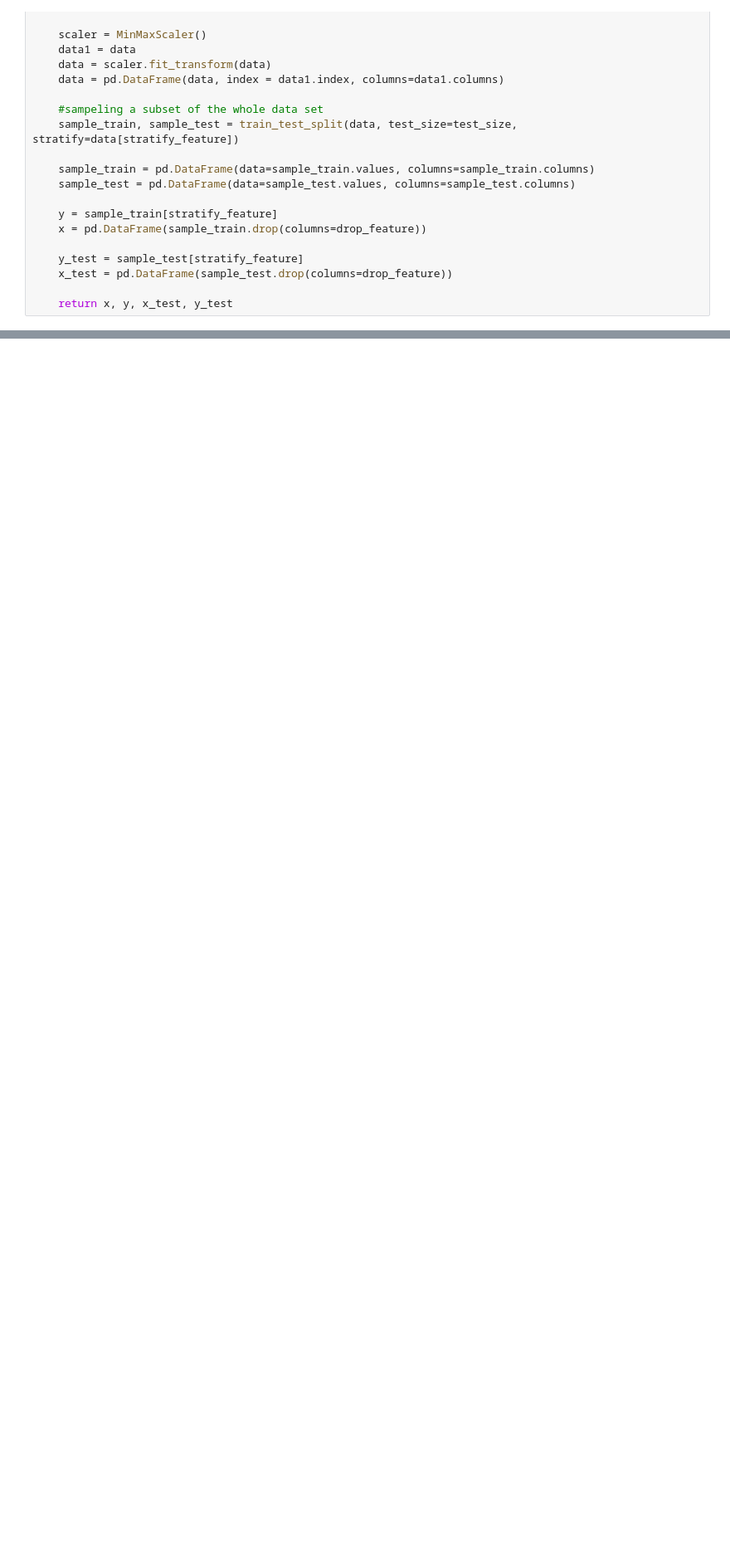
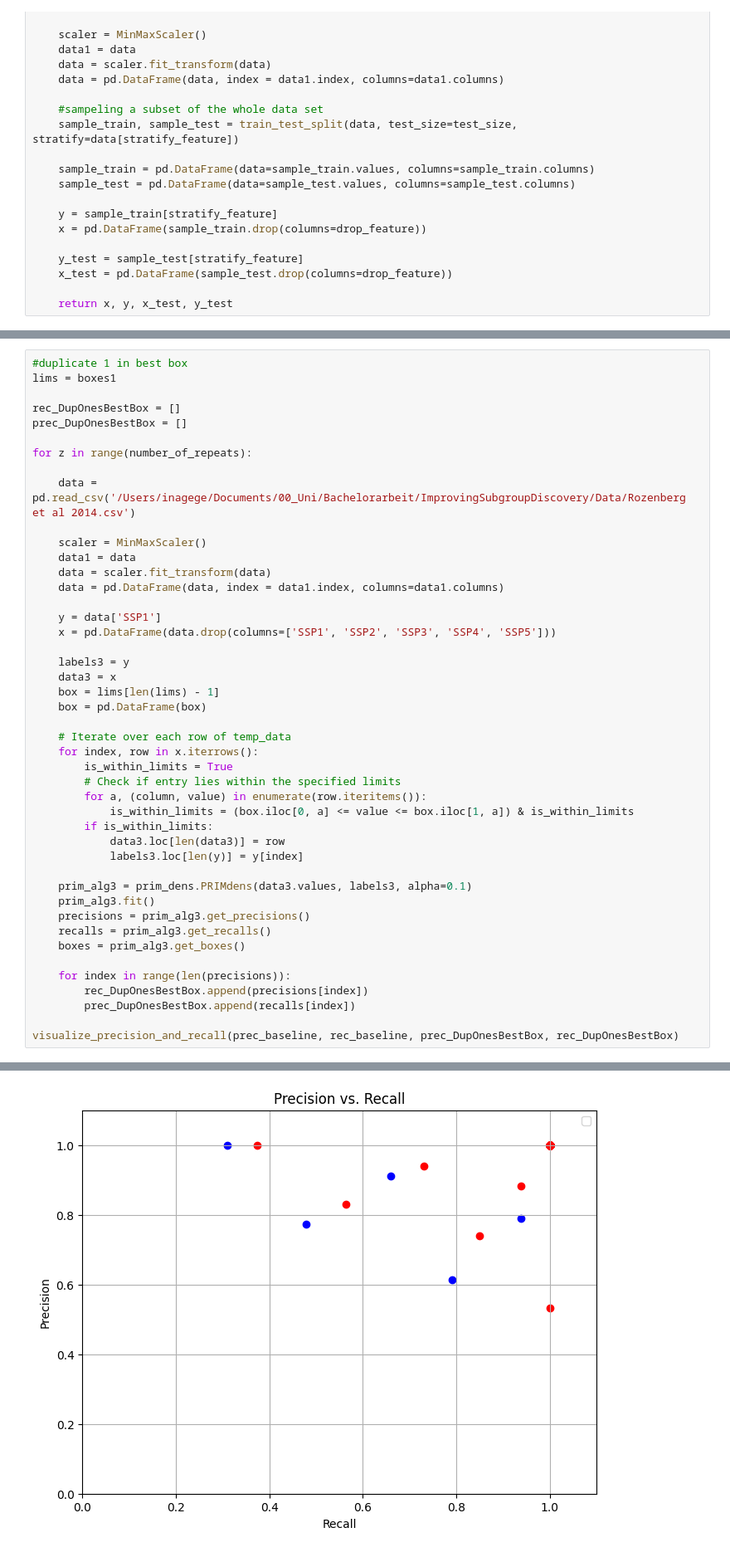
Before and after one commit to inagege/ImprovingSubgroupDiscovery, a Jupyter notebook: PRIM_Improvements/PRIM_Experiments_Prim_Improving_PRIM.ipynb, the cells around one changed output, grey strips where cells are left out. Shown at 83% size. Drawn from its saved outputs; the diff is of its cells as text; blank space fills up the shorter version.

```diff
--- a/PRIM_Improvements/PRIM_Experiments_Prim_Improving_PRIM.ipynb
+++ b/PRIM_Improvements/PRIM_Experiments_Prim_Improving_PRIM.ipynb
@@ -293,0 +374,46 @@ No artists with labels found to put in legend.  Note that artists whose label st
+# %%
+#duplicate 1 in best box
+lims = boxes1
+
+rec_DupOnesBestBox = []
+prec_DupOnesBestBox = []
+
+for z in range(number_of_repeats):
+
+    data = pd.read_csv('/Users/inagege/Documents/00_Uni/Bachelorarbeit/ImprovingSubgroupDiscovery/Data/Rozenberg et al 2014.csv')
+
+    scaler = MinMaxScaler()
+    data1 = data
+    data = scaler.fit_transform(data)
+    data = pd.DataFrame(data, index = data1.index, columns=data1.columns)
+
+    y = data['SSP1']
+    x = pd.DataFrame(data.drop(columns=['SSP1', 'SSP2', 'SSP3', 'SSP4', 'SSP5']))
+
+    labels3 = y
+    data3 = x
+    box = lims[len(lims) - 1]
+    box = pd.DataFrame(box)
+
+    # Iterate over each row of temp_data
+    for index, row in x.iterrows():
+        is_within_limits = True
+        # Check if entry lies within the specified limits
+        for a, (column, value) in enumerate(row.iteritems()):
+            is_within_limits = (box.iloc[0, a] <= value <= box.iloc[1, a]) & is_within_limits
+        if is_within_limits:
+            data3.loc[len(data3)] = row
+            labels3.loc[len(y)] = y[index]
+
+    prim_alg3 = prim_dens.PRIMdens(data3.values, labels3, alpha=0.1)
+    prim_alg3.fit()
+    precisions = prim_alg3.get_precisions()
+    recalls = prim_alg3.get_recalls()
+    boxes = prim_alg3.get_boxes()
+
+    for index in range(len(precisions)):
+        rec_DupOnesBestBox.append(precisions[index])
+        prec_DupOnesBestBox.append(recalls[index])
+
+visualize_precision_and_recall(prec_baseline, rec_baseline, prec_DupOnesBestBox, rec_DupOnesBestBox)
+# %% [output]
@@ -293,0 +422 @@ No artists with labels found to put in legend.  Note that artists whose label st
+[figure, added]
```
Also changed, not shown: parts of 5 cells of this notebook, 17 other files.
